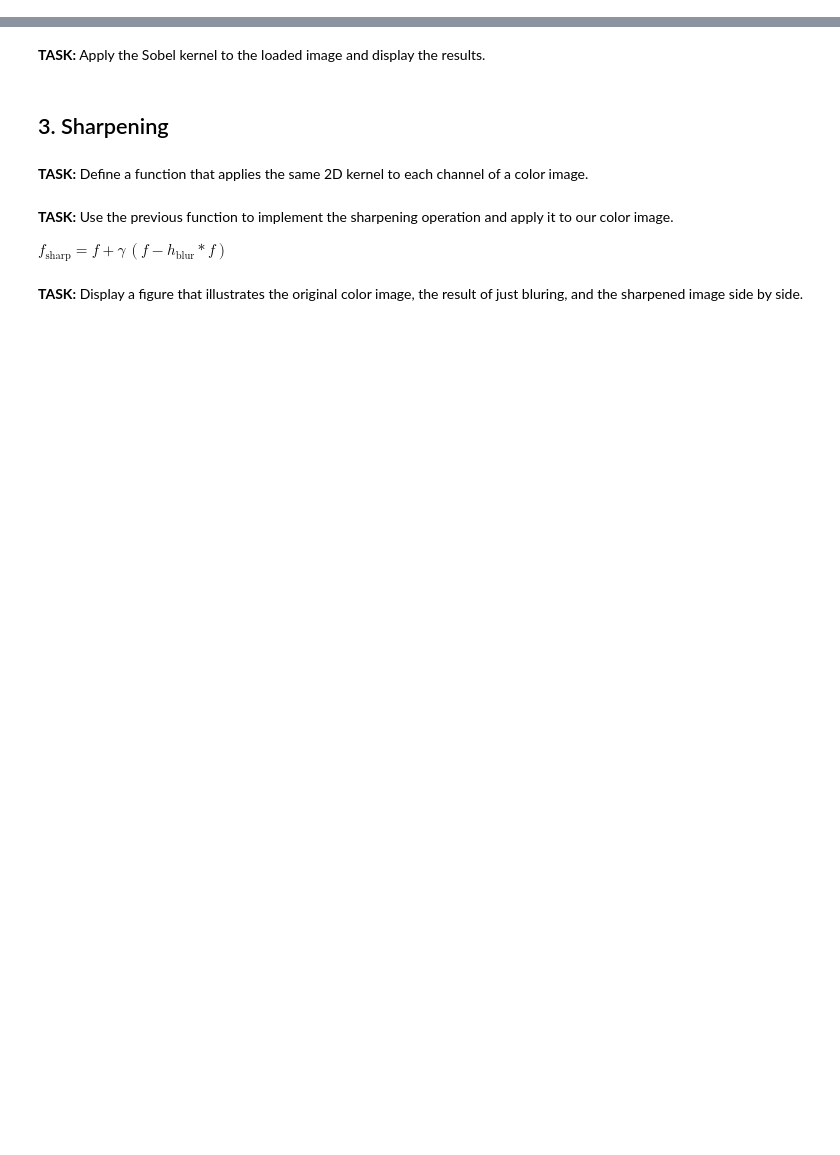
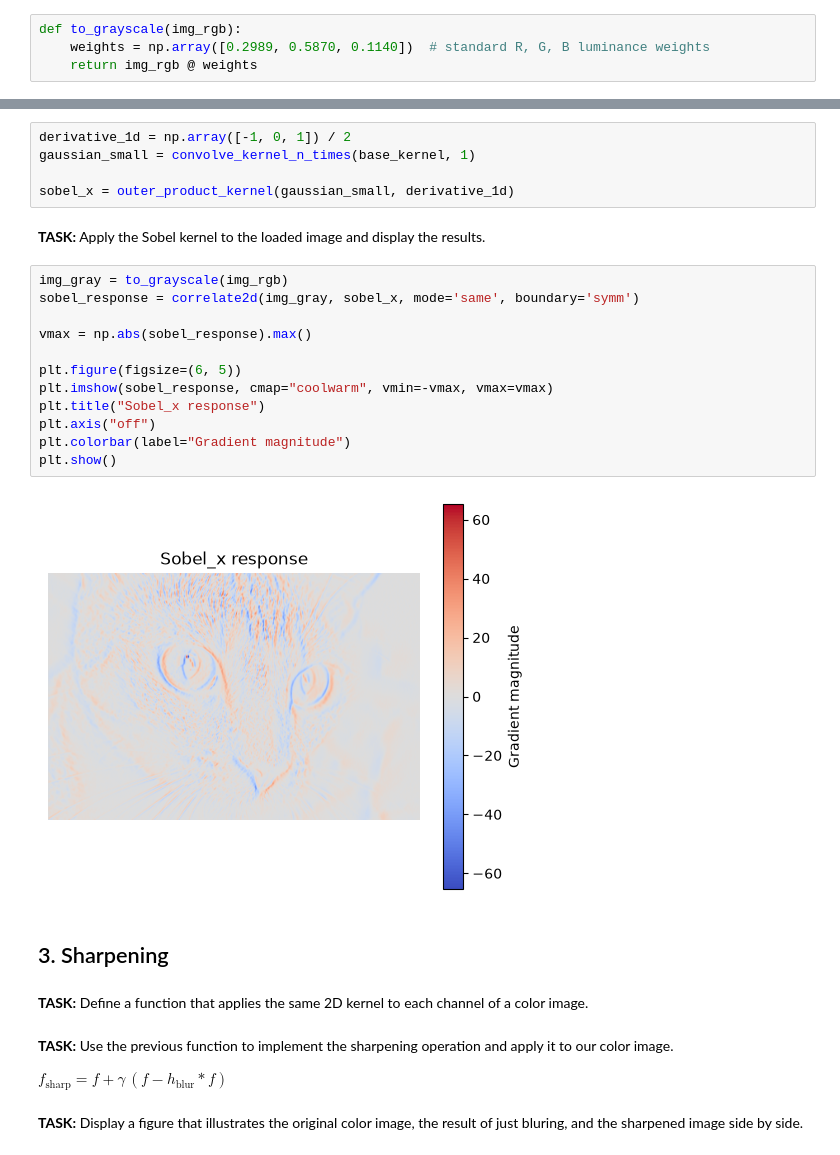
Before and after one commit to NCState-AI-Workshop/Intro-IP-CV, a Jupyter notebook: src-hands-on/01_separable_filters.ipynb, the cells around one changed output, grey strips where cells are left out. Drawn from its saved outputs; the diff is of its cells as text; blank space fills up the shorter version.

```diff
--- a/src-hands-on/01_separable_filters.ipynb
+++ b/src-hands-on/01_separable_filters.ipynb
@@ -43,10 +125,33 @@ img_rgb = plt.imread(IMAGES_DIR / f"{image_name}.png")[:, :, :3].astype(np.float
 ### Sobel filter
 # %% [markdown]
 **TASK:** Write a function that converts the color image to a grayscale image.
+# %%
+def to_grayscale(img_rgb):
+    weights = np.array([0.2989, 0.5870, 0.1140])  # standard R, G, B luminance weights
+    return img_rgb @ weights
 # %% [markdown]
 **TASK:** Create the Sobel_x filter by performing the outer product of a standard derivative kernel in 1D and the Gaussian kernel in 1D resulting in applying two iterations of the smaller kernel.
+# %%
+derivative_1d = np.array([-1, 0, 1]) / 2
+gaussian_small = convolve_kernel_n_times(base_kernel, 1)
+
+sobel_x = outer_product_kernel(gaussian_small, derivative_1d)
 # %% [markdown]
 **TASK:** Apply the Sobel kernel to the loaded image and display the results.
+# %%
+img_gray = to_grayscale(img_rgb)
+sobel_response = correlate2d(img_gray, sobel_x, mode='same', boundary='symm')
+
+vmax = np.abs(sobel_response).max()
+
+plt.figure(figsize=(6, 5))
+plt.imshow(sobel_response, cmap="coolwarm", vmin=-vmax, vmax=vmax)
+plt.title("Sobel_x response")
+plt.axis("off")
+plt.colorbar(label="Gradient magnitude")
+plt.show()
+# %% [output]
+[figure, added]
 # %% [markdown]
 ## 3. Sharpening
 # %% [markdown]
```
Also changed, not shown: parts of 9 cells of this notebook, 14 other files.
